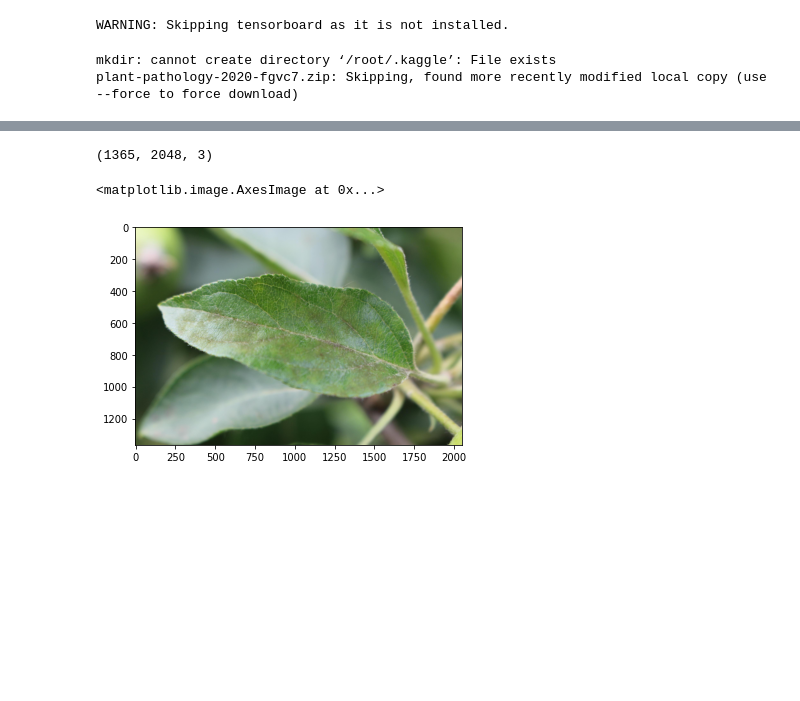
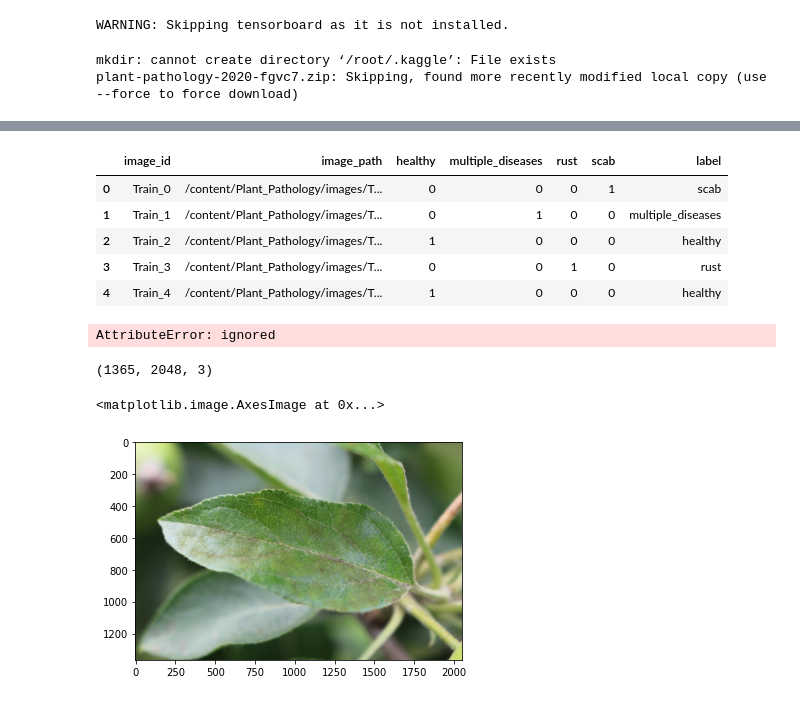
Before and after one commit to mathur-exe-zz/Transfer-Learning, a Jupyter notebook: Plant_Pathology_(under_dev_kaggle).ipynb, the cells around one changed output, grey strips where cells are left out. Saved outputs shown, nothing was run; the diff lists cells and outputs as text; code cells hidden in the pictures; blank space fills up the shorter version.

```diff
--- a/Plant_Pathology_(under_dev_kaggle).ipynb
+++ b/Plant_Pathology_(under_dev_kaggle).ipynb
@@ -88,0 +101,15 @@ test_path = test.image_path
+# %%
+train_label = train.melt(id_vars=['image_id', 'image_path'])
+train_label = train_label[train_label['value'] == 1]
+train_label['id'] = [int(i[1]) for i in train_label['image_id'].str.split('_')]
+train_label = train_label.sort_values('id').reset_index()
+train['label'] = train_label['variable']
+train = train[train.columns[[0, 5, 1, 2, 3, 4, 6]]]
+train.head()
+# %% [output]
+|  | image_id | image_path | healthy | multiple_diseases | rust | scab | label |
+| 0 | Train_0 | /content/Plant_Pathology/images/T... | 0 | 0 | 0 | 1 | scab |
+| 1 | Train_1 | /content/Plant_Pathology/images/T... | 0 | 1 | 0 | 0 | multiple_diseases |
+| 2 | Train_2 | /content/Plant_Pathology/images/T... | 1 | 0 | 0 | 0 | healthy |
+| 3 | Train_3 | /content/Plant_Pathology/images/T... | 0 | 0 | 1 | 0 | rust |
+| 4 | Train_4 | /content/Plant_Pathology/images/T... | 1 | 0 | 0 | 0 | healthy |
@@ -89,3 +125,14 @@ test_path = test.image_path
+# %%
+from sklearn.preprocessing import LabelEncoder
+
+le = LabelEncoder()
+label_enc = le.fit_transform(train['label'])
+train['label_enc'] = label_enc
+# train.drop(['label_encoded'], axis=1, inplace=True)
+label_name = list(label_encoded.classes_)
+train.head(10)
+# %% [output]
+AttributeError: ignored
 # %%
 matplot_img('/content/Plant_Pathology/images/Train_7.jpg')
 # %% [output]
```
Also changed, not shown: parts of 14 cells of this notebook.
